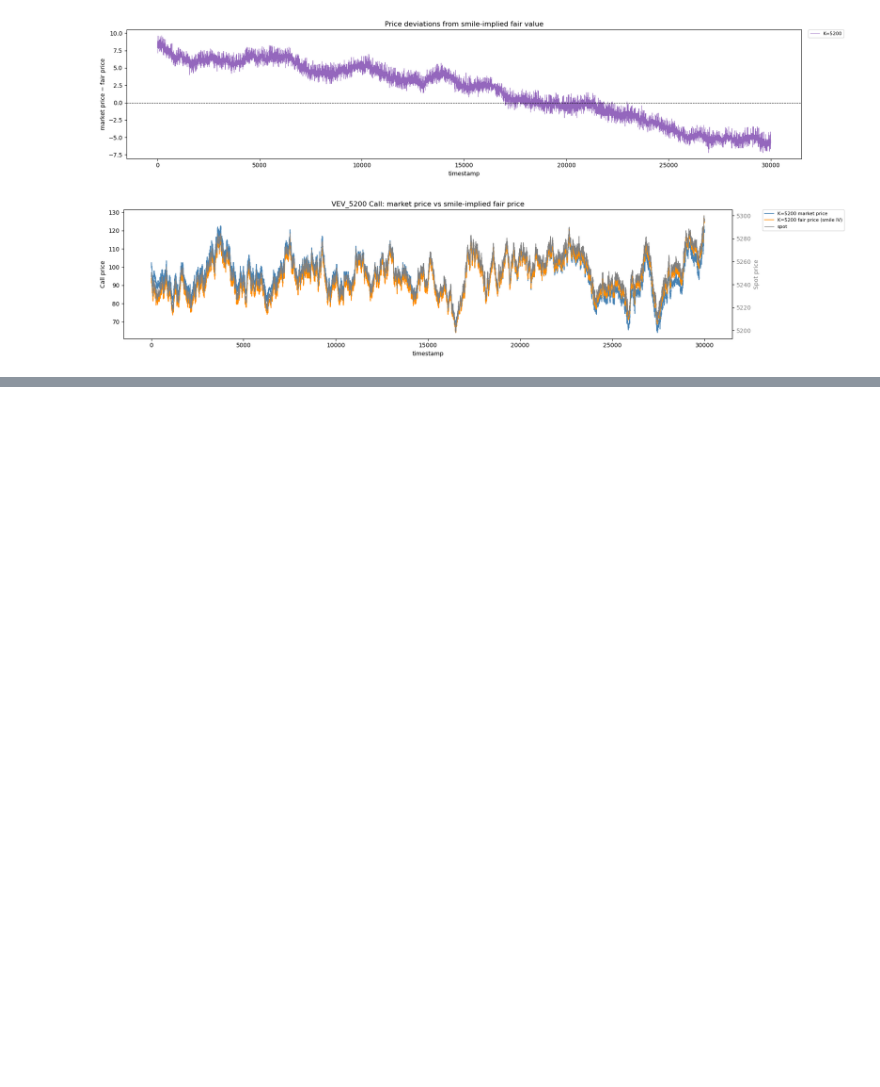
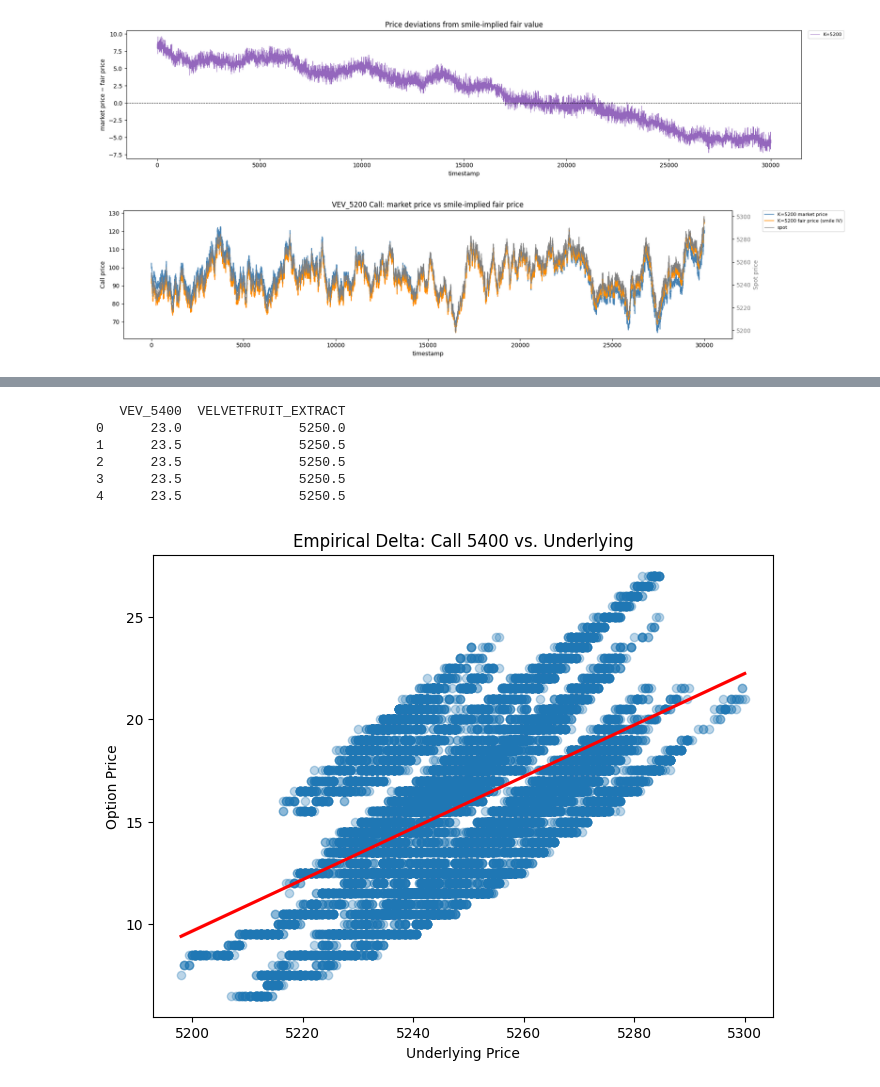
Before and after one commit to nikaslukyanov/kernel_trick, a Jupyter notebook: ROUND3/options.ipynb, the cells around one changed output, grey strips where cells are left out. Saved outputs shown, nothing was run; the diff lists cells and outputs as text; code cells hidden in the pictures; blank space fills up the shorter version.

```diff
--- a/ROUND3/options.ipynb
+++ b/ROUND3/options.ipynb
@@ -279,0 +379,11 @@ plt.show()
+# %%
+#plot_joint_dynamics(strike_list=[5000, 5200, 5400])
+plot_empirical_delta(5400)
+# %% [output]
+   VEV_5400  VELVETFRUIT_EXTRACT
+0      23.0               5250.0
+1      23.5               5250.5
+2      23.5               5250.5
+3      23.5               5250.5
+4      23.5               5250.5
+[figure, added]
```
Also changed, not shown: parts of 7 cells of this notebook, 2 other files.
